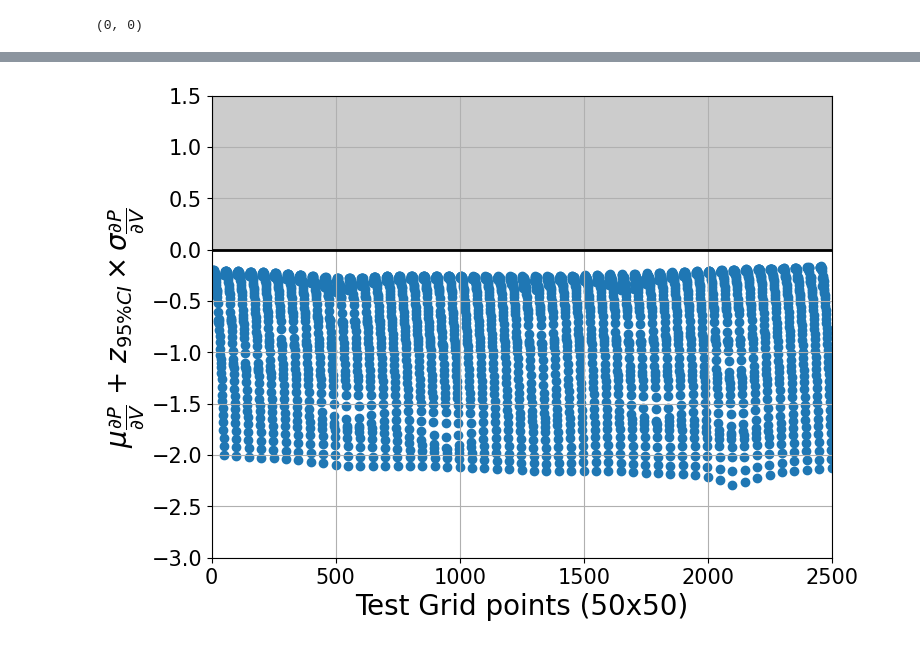
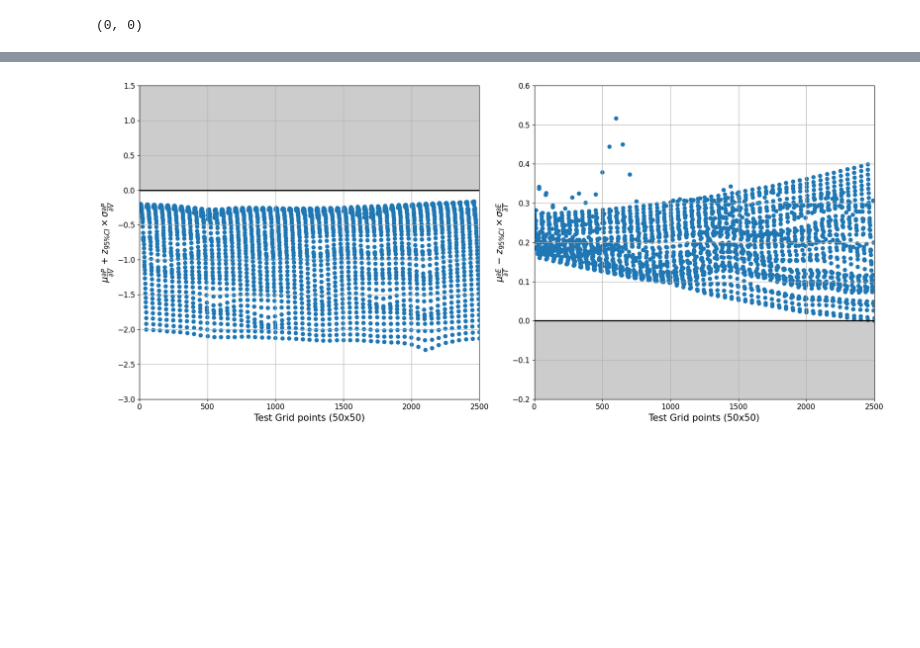
Before and after one commit to himanshu258/constrained_GP_EOS, a Jupyter notebook: main_unified.ipynb, the cells around one changed output, grey strips where cells are left out. Cells and saved outputs as stored; diff of their text form; code cells hidden in the pictures; blank space fills up the shorter version.

```diff
--- a/main_unified.ipynb
+++ b/main_unified.ipynb
@@ -108,4 +51,4 @@ def poly_regression(x_train1, x_train2, y_train, x_test, degree):
 X_test,_ = test(X_P, n_test = 50)               # test points
 X_c,_  = test(X_P, n_test = 10)                   # virtual points
 # %%
-mu_regression, mu_test_regression = poly_regression(X_P, X_E, y, X_test, degree)
+mu_regression, mu_test_regression = poly_regression_unified(X_P, X_E, y, X_test, degree)
@@ -302,3 +56,0 @@ def mle(theta, x_train1, x_train2, y_train, mean_regression):
-# %%
-def neglikelihood(theta):
-    return mle(theta, X_P, X_E,y, mu_regression)
@@ -416,0 +111,3 @@ array([ -0.97785235,  -1.17889323,  -3.28623628, -10.54395691,
+# %%
+optimizer = GP_EOS(X_P, X_E, y, mu_regression, X_c, n_test, degree)
+thetaopt = optimizer.opti()
@@ -421,6 +135,6 @@ X_testP, X_testE = test(X_P, n_test=50)          # test points
 # %%
-y_pred_P_prime, y_varr_P_prime = predict_prime(thetaopt, X_P, X_E, y, X_testP)
-y_pred_E_prime, y_varr_E_prime = predict_prime(thetaopt, X_P, X_E, y, X_testE)
+y_pred_P_prime, y_varr_P_prime = predict_prime_unified(thetaopt, X_P, X_E, y, X_testP,n_test, degree, constraints=1)
+y_pred_E_prime, y_varr_E_prime = predict_prime_unified(thetaopt, X_P, X_E, y, X_testE,n_test, degree, constraints=1)
 # %%
 consP = y_pred_P_prime[:X_testP.shape[0]] + 1.96*np.sqrt(y_varr_P_prime[:X_testP.shape[0]])
 consE = y_pred_E_prime[X_testE.shape[0]:] - 1.96*np.sqrt(y_varr_E_prime[X_testE.shape[0]:])
@@ -497,13 +200,33 @@ t = np.linspace(1,2500,2500, dtype=int)
 # %%
-plt.figure(figsize=(8,6))
-plt.scatter(t,consP)
-plt.axhline(y=0, color ='k', linewidth =2)
-plt.ylabel(r'$\mu_{\dfrac{\partial P}{\partial V}}$ $+$ $z_{95\% CI} \times \sigma_{\dfrac{\partial P}{\partial V}}$', fontsize = 20)
-plt.xlabel('Test Grid points (50x50)', fontsize = 20)
-plt.xlim((0,2500))
-plt.ylim((-3,1.5))
-plt.tick_params(labelsize=15)
-plt.fill_between(t, y1=0, y2 = 1.5, color='black', alpha=.2)
+import numpy as np
+import matplotlib.pyplot as plt
+t = np.linspace(1,2500,2500, dtype=int)
+plt.figure(figsize=(18, 8))
+
+plt.subplot(121)
+plt.scatter(t, consP)
+plt.axhline(y=0, color='k', linewidth=2)
+plt.ylabel(r'$\mu_{\dfrac{\partial P}{\partial V}}$ $+$ $z_{95\% CI} \times \sigma_{\dfrac{\partial P}{\partial V}}$', fontsize=15)
+plt.xlabel('Test Grid points (50x50)', fontsize=15)
+plt.xlim((0, 2500))
+plt.ylim((-3, 1.5))
+plt.tick_params(labelsize=12)
+plt.fill_between(t, y1=0, y2=1.5, color='black', alpha=0.2)
 plt.grid()
+
+
+plt.subplot(122)
+plt.scatter(t, consE)
+plt.axhline(y=0, color='k', linewidth=2)
+plt.ylabel(r'$\mu_{\dfrac{\partial E}{\partial T}}$ $-$ $z_{95\% CI} \times \sigma_{\dfrac{\partial E}{\partial T}}$', fontsize=15)
+plt.xlabel('Test Grid points (50x50)', fontsize=15)
+plt.xlim((0, 2500))
+plt.ylim((-0.20, 0.6))
+plt.tick_params(labelsize=12)
+plt.fill_between(t, y1=0, y2=-0.6, color='black', alpha=0.2)
+plt.grid()
+
+plt.tight_layout()
+plt.show()
 # %% [output]
-[figure, old version]
+[figure, new version]
```
Also changed, not shown: parts of 39 cells of this notebook, 2 other files.
